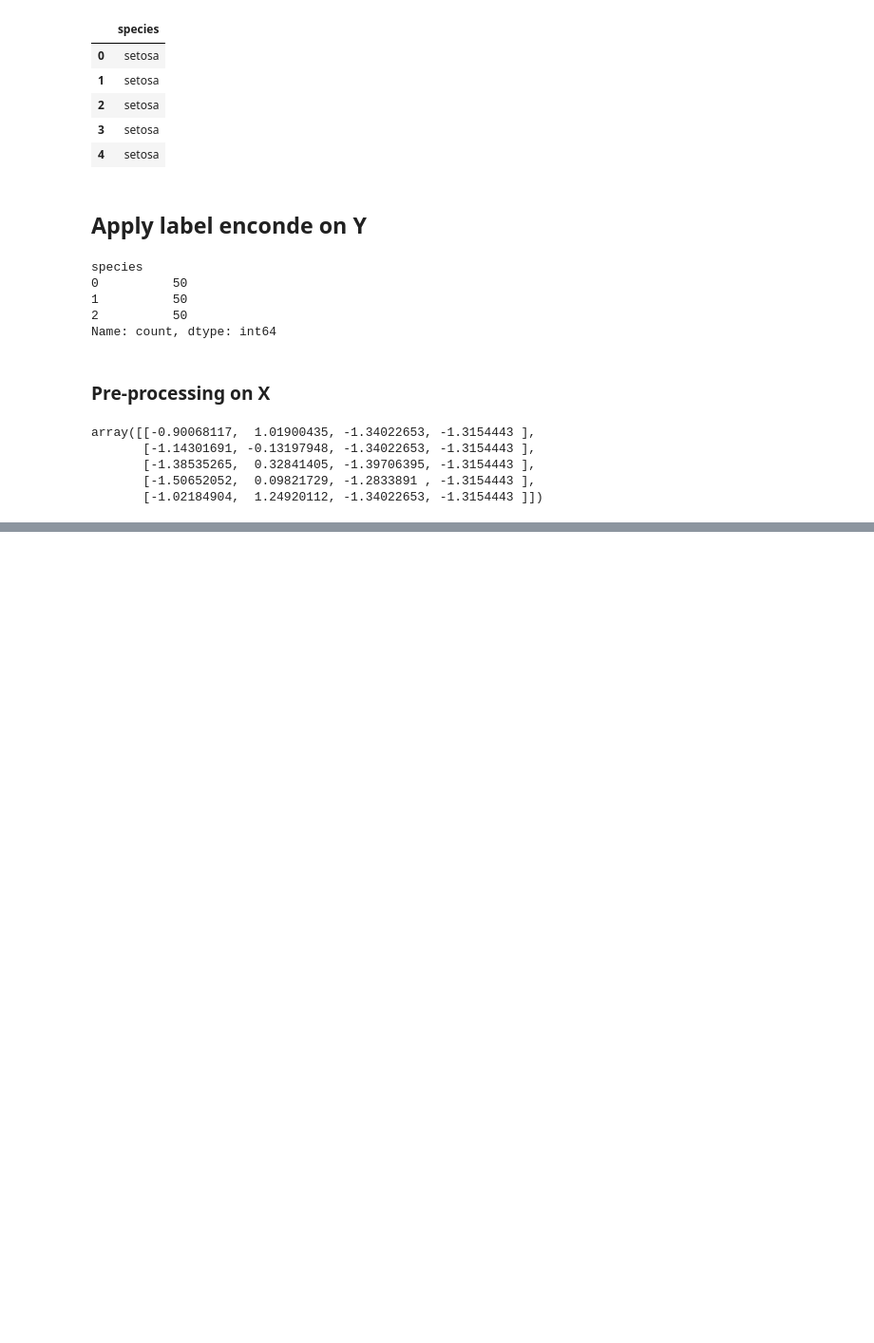
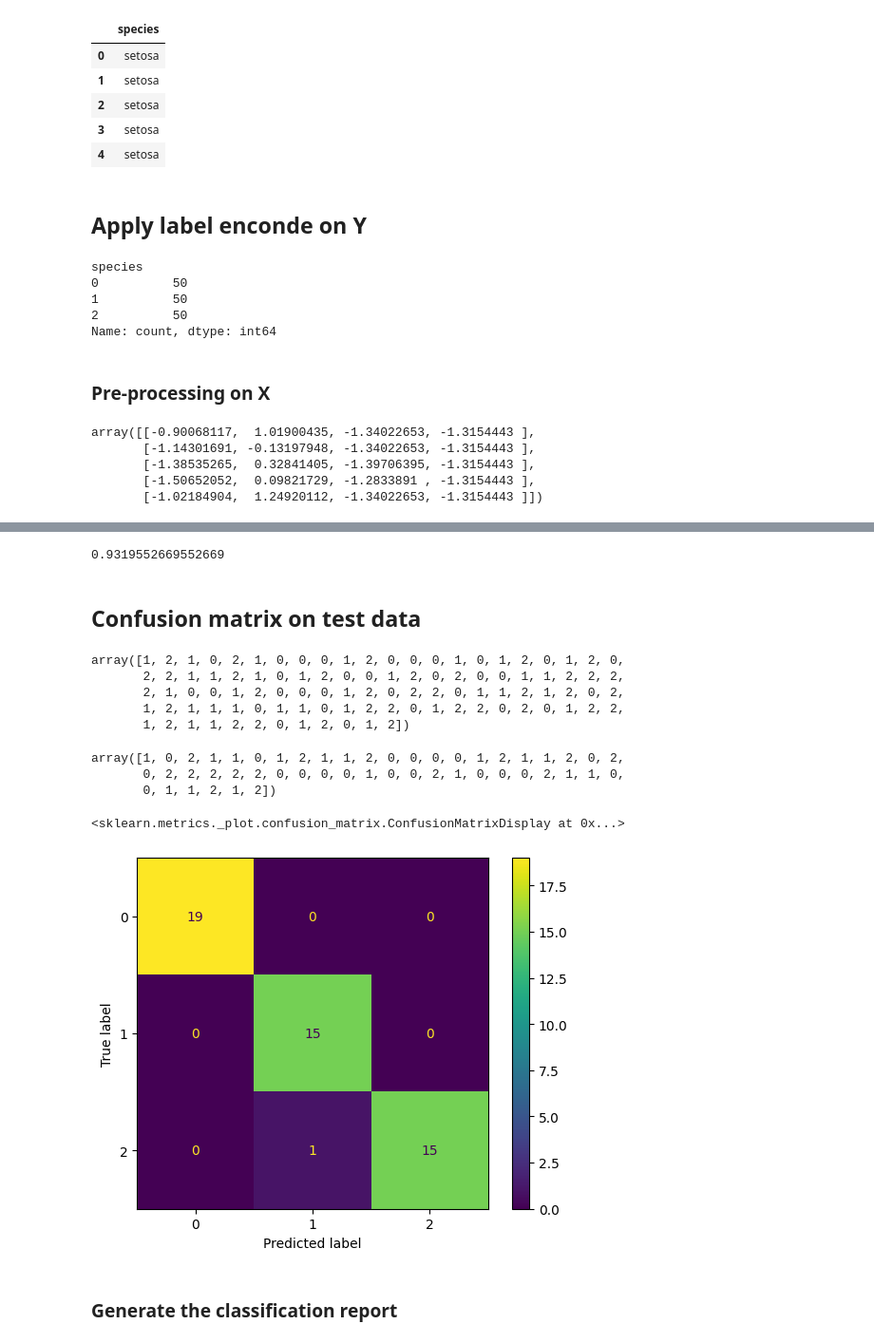
Before and after one commit to Mohitbhati077/Data_Science_Class, a Jupyter notebook: SVM/SVM.ipynb, the cells around one changed output, grey strips where cells are left out. Shown at 95% size. Cells and saved outputs as stored; diff of their text form; code cells hidden in the pictures; blank space fills up the shorter version.

```diff
--- a/SVM/SVM.ipynb
+++ b/SVM/SVM.ipynb
@@ -88,0 +95,3 @@ array([[-0.90068117,  1.01900435, -1.34022653, -1.3154443 ],
+# %%
+X_pre=pd.DataFrame(X_pre,columns=cols)
+X_pre.head()
@@ -88,0 +107,3 @@ array([[-0.90068117,  1.01900435, -1.34022653, -1.3154443 ],
+# %%
+from sklearn.model_selection import train_test_split
+xtrain,xtest,ytrain,ytest=train_test_split(X_pre,Y,test_size=0.33,random_state=42)
@@ -88,0 +120,4 @@ array([[-0.90068117,  1.01900435, -1.34022653, -1.3154443 ],
+# %%
+from sklearn.svm import SVC
+model=SVC()
+model.fit(xtrain,ytrain)
@@ -88,0 +154,33 @@ array([[-0.90068117,  1.01900435, -1.34022653, -1.3154443 ],
+# %%
+f1_scores.mean()
+# %% [output]
+0.9319552669552669
+# %% [markdown]
+## Confusion matrix on test data
+# %%
+ypred_tr=model.predict(xtrain)
+ypred_ts=model.predict(xtest)
+# %%
+ypred_tr
+# %% [output]
+array([1, 2, 1, 0, 2, 1, 0, 0, 0, 1, 2, 0, 0, 0, 1, 0, 1, 2, 0, 1, 2, 0,
+       2, 2, 1, 1, 2, 1, 0, 1, 2, 0, 0, 1, 2, 0, 2, 0, 0, 1, 1, 2, 2, 2,
+       2, 1, 0, 0, 1, 2, 0, 0, 0, 1, 2, 0, 2, 2, 0, 1, 1, 2, 1, 2, 0, 2,
+       1, 2, 1, 1, 1, 0, 1, 1, 0, 1, 2, 2, 0, 1, 2, 2, 0, 2, 0, 1, 2, 2,
+       1, 2, 1, 1, 2, 2, 0, 1, 2, 0, 1, 2])
+# %%
+ypred_ts
+# %% [output]
+array([1, 0, 2, 1, 1, 0, 1, 2, 1, 1, 2, 0, 0, 0, 0, 1, 2, 1, 1, 2, 0, 2,
+       0, 2, 2, 2, 2, 2, 0, 0, 0, 0, 1, 0, 0, 2, 1, 0, 0, 0, 2, 1, 1, 0,
+       0, 1, 1, 2, 1, 2])
+# %%
+from sklearn.metrics import confusion_matrix,ConfusionMatrixDisplay
+cf=confusion_matrix(ytest,ypred_ts)
+cfd=ConfusionMatrixDisplay(cf,display_labels=model.classes_)
+cfd.plot()
+# %% [output]
+<sklearn.metrics._plot.confusion_matrix.ConfusionMatrixDisplay at 0x...>
+[figure, added]
+# %% [markdown]
+### Generate the classification report
```
Also changed, not shown: parts of 27 cells of this notebook, 1 other file.
